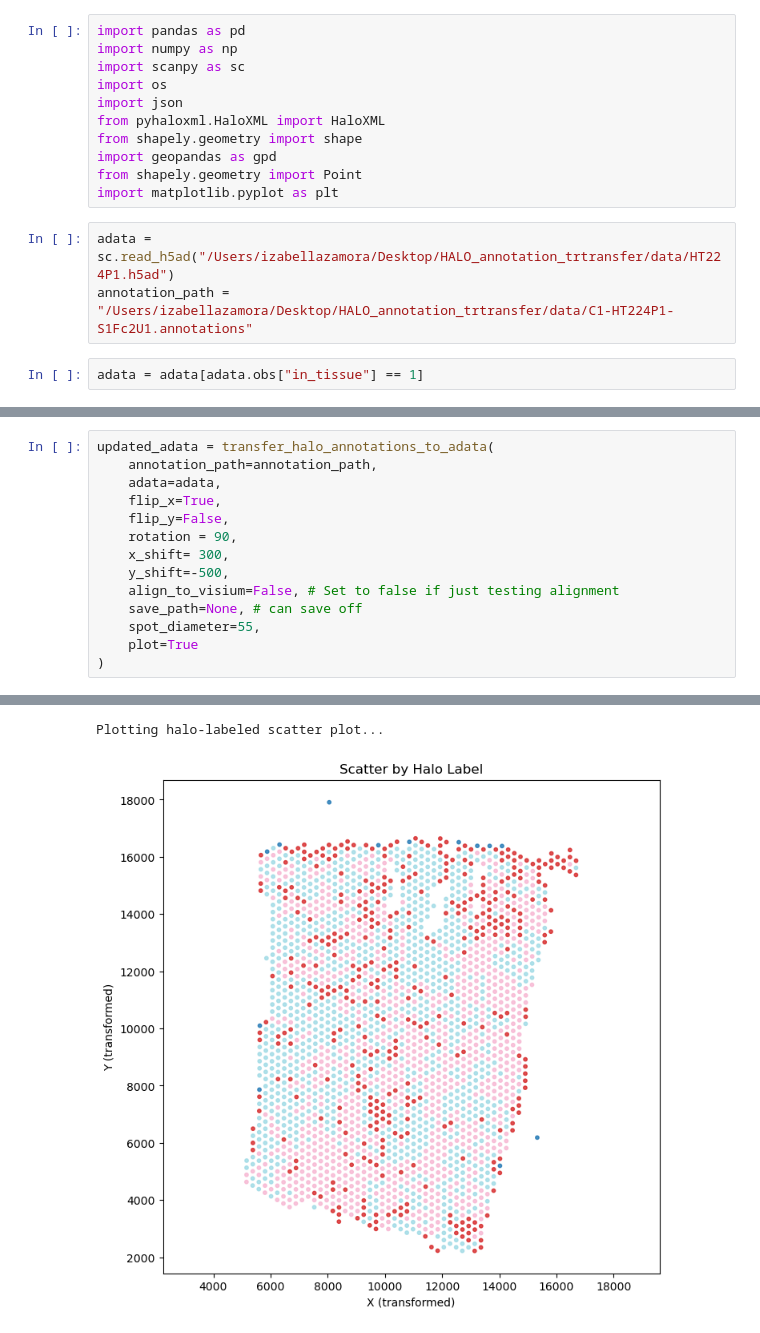
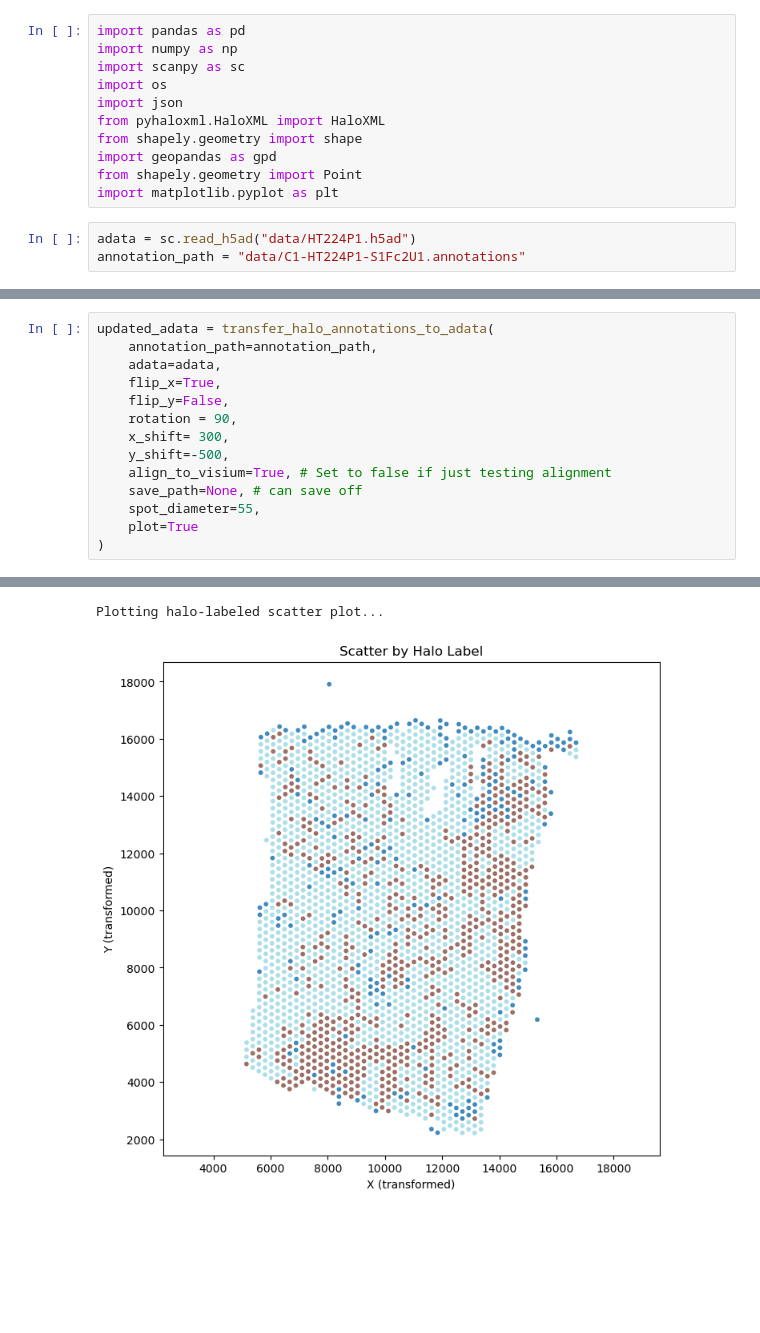
Before and after one commit to izabellaleahz/HALO_annotation_transfer, a Jupyter notebook: Halo_anntation_transfer_functions.ipynb, the cells around one changed output, grey strips where cells are left out. Cells and saved outputs as stored; diff of their text form; blank space fills up the shorter version.

```diff
--- a/Halo_anntation_transfer_functions.ipynb
+++ b/Halo_anntation_transfer_functions.ipynb
@@ -10,10 +10,8 @@ import geopandas as gpd
 from shapely.geometry import Point
 import matplotlib.pyplot as plt
 # %%
-adata = sc.read_h5ad("/Users/izabellazamora/Desktop/HALO_annotation_trtransfer/data/HT224P1.h5ad")
-annotation_path = "/Users/izabellazamora/Desktop/HALO_annotation_trtransfer/data/C1-HT224P1-S1Fc2U1.annotations"
+adata = sc.read_h5ad("data/HT224P1.h5ad")
+annotation_path = "data/C1-HT224P1-S1Fc2U1.annotations"
-# %%
-adata = adata[adata.obs["in_tissue"] == 1]
 # %%
 # if not already stored in X and Y
 # adata.obs["X"] = adata.obsm["X_spatial"][:,0]
@@ -223,18 +234,18 @@ def transfer_halo_annotations_to_adata(
 # %%
 updated_adata = transfer_halo_annotations_to_adata(
     annotation_path=annotation_path,
     adata=adata,
     flip_x=True,
     flip_y=False,
     rotation = 90,
     x_shift= 300,
     y_shift=-500,
-    align_to_visium=False, # Set to false if just testing alignment
+    align_to_visium=True, # Set to false if just testing alignment
     save_path=None, # can save off
     spot_diameter=55,
     plot=True
 )
 # %% [output]
 [figure]
 Plotting halo-labeled scatter plot...
-[figure, old version]
+[figure, new version]
```
Also changed, not shown: parts of 3 cells of this notebook, 1 other file.
